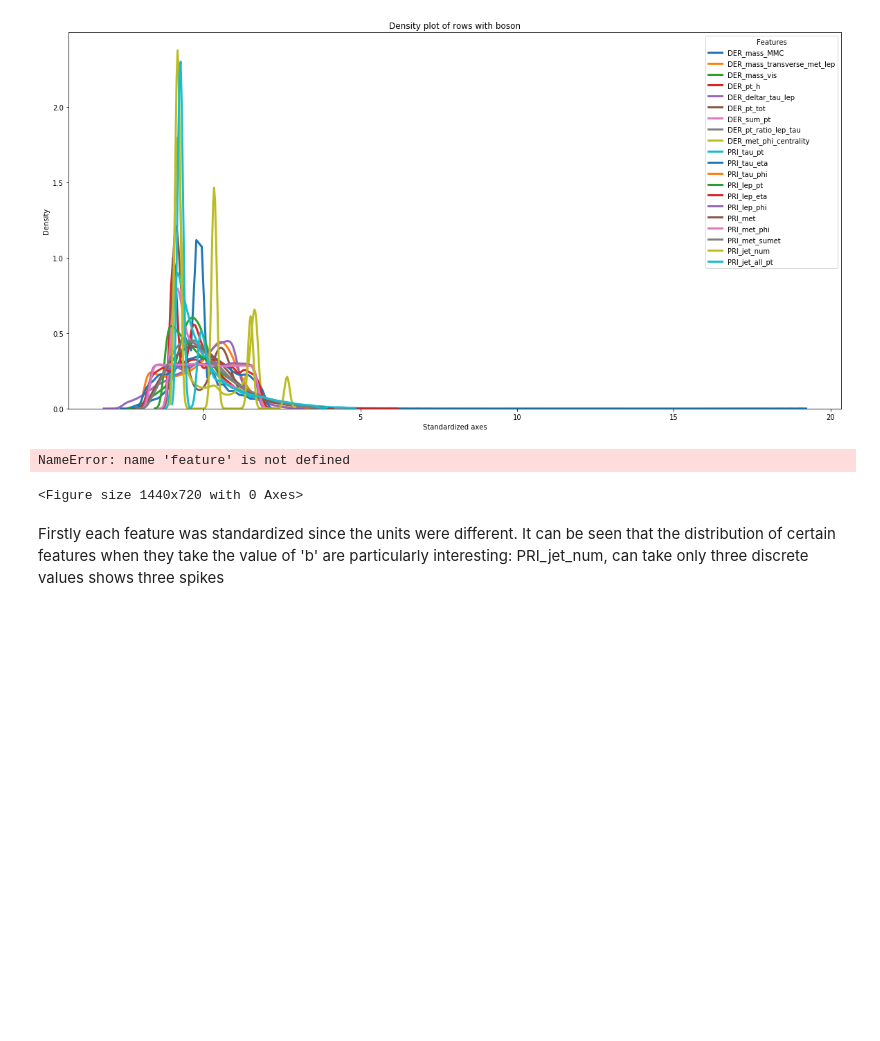
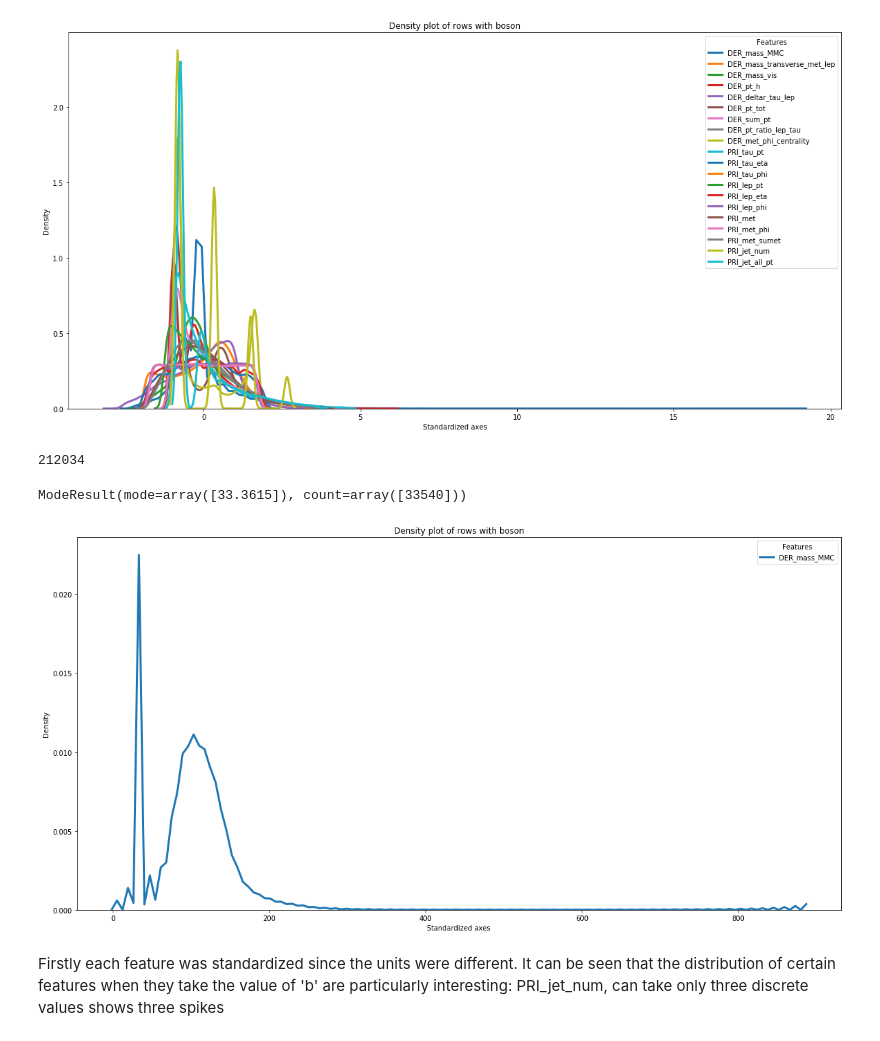
Before and after one commit to gianlucamancini7/machine_learning, a Jupyter notebook: main.ipynb, the cells around one changed output. Saved outputs shown, nothing was run; the diff lists cells and outputs as text; code cells hidden in the pictures; blank space fills up the shorter version.

```diff
--- a/main.ipynb
+++ b/main.ipynb
@@ -225,6 +286,0 @@ Substitute with the median the values which are still -999.0
-# %%
-for column_name in df_features_train_independent.columns.values:
-
-    df_features_train_independent[column_name][df_features_train_independent[column_name]==-999.0]=np.median(df_features_train_independent[column_name])
-
-df_features_train_dependent.head()
@@ -349,21 +337,24 @@ Text(0,0.5,'Density')
 # %%
 #inspect the distribution of each feature
 subset_boson = df_features_train_independent[prediction_independent['Prediction'] == 'b']
 colors = {'b': 'rgb(31, 119, 180)',
           's': 'rgb(255, 127, 14)'}
 
 fig=plt.figure(figsize=(20,10))
-sns.distplot(standardize_personal(subset_boson['PRI_jet_num']), hist = False, kde = True,
+sns.distplot(df_features_train_independent['DER_mass_MMC'], hist = False, kde = True,
                  kde_kws = {'linewidth': 3},
-                 label = feature)
+                 label = 'DER_mass_MMC')
 
 plt.legend(prop={'size': 10}, title = 'Features')
 plt.title('Density plot of rows with boson')
 plt.xlabel('Standardized axes')
 plt.ylabel('Density')
+print (len(df_features_train_independent['DER_mass_MMC']))
+stats.mode(df_features_train_independent['DER_mass_MMC'])
 # %% [output]
-NameError: name 'feature' is not defined
+212034
-<Figure size 1440x720 with 0 Axes>
+ModeResult(mode=array([33.3615]), count=array([33540]))
+[figure, added]
 # %% [markdown]
 Firstly each feature was standardized since the units were different. It can be seen that the distribution of certain features when they take the value of 'b'  are particularly interesting: PRI_jet_num, can take only three discrete values shows three spikes
 # %%
```
Also changed, not shown: parts of 25 cells of this notebook.
